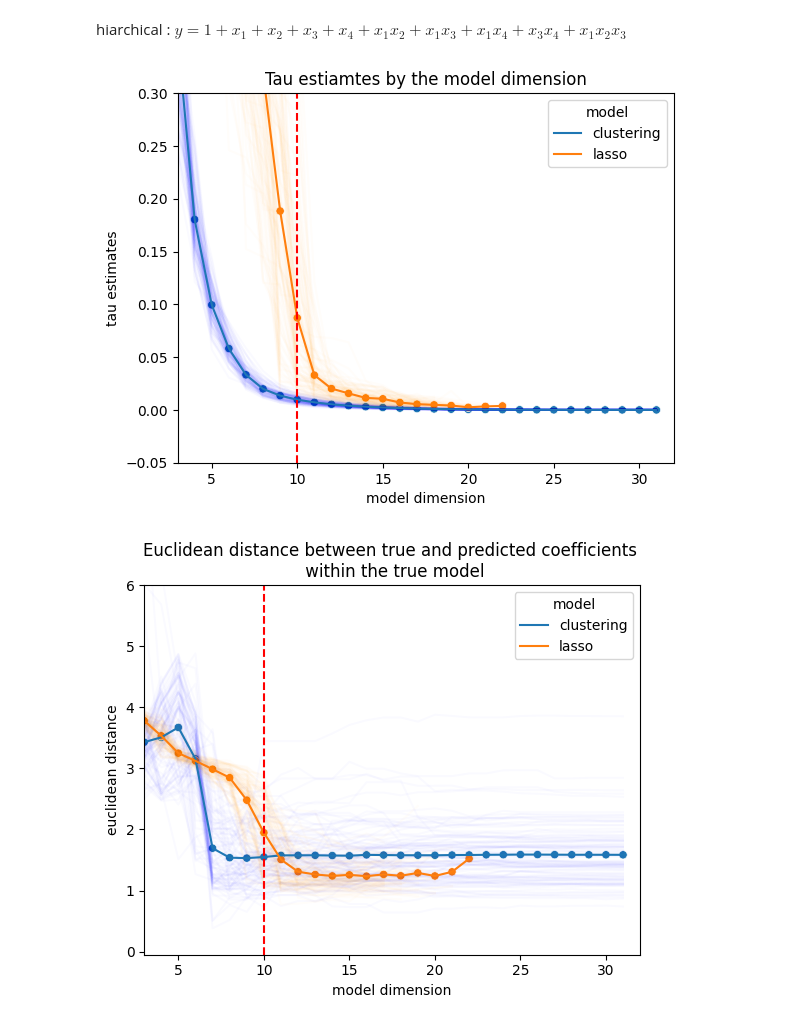
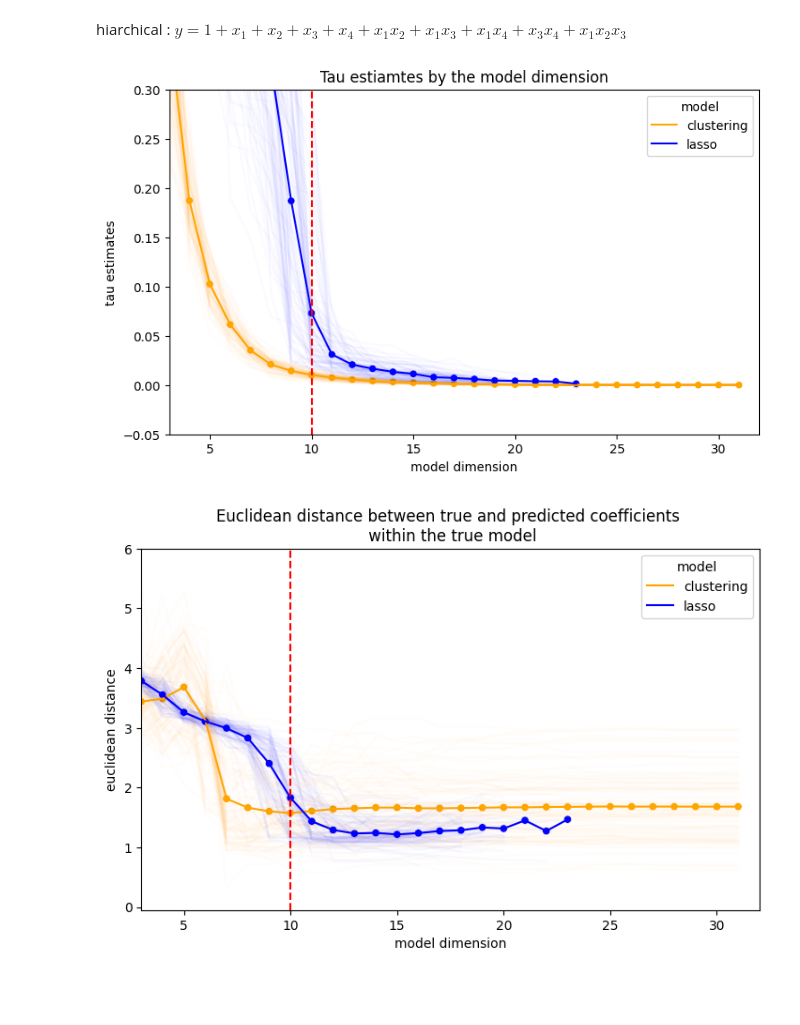
Before and after one commit to leeparkuky/barcode, a Jupyter notebook: chapter_2_simulation/lasso_clustering_simulation.ipynb, the cells around one changed output. Cells and saved outputs as stored; diff of their text form; code cells hidden in the pictures; blank space fills up the shorter version.

```diff
--- a/chapter_2_simulation/lasso_clustering_simulation.ipynb
+++ b/chapter_2_simulation/lasso_clustering_simulation.ipynb
@@ -720,2 +799,5 @@ for i, result in enumerate(results):
+# %%
+for i, result in enumerate(lasso_cluster_distance_results):
+    result['iteration'] = i
 # %%
-final_result = pd.concat(results)
+final_results_distance = pd.concat(lasso_cluster_distance_results)
@@ -721,0 +806,16 @@ final_result = pd.concat(results)
+# %%
+x_var = 'model dimension'
+y_var = 'distance'
+# %%
+fig, ax = plt.subplots(1, 1, figsize = (8.5, 5))
+for i in range(100):
+    sns.lineplot(data = final_results_distance.loc[final_results_distance.iteration.eq(i)], x = x_var, y = y_var, color = 'blue', alpha = .02, ax = ax)
+sns.lineplot(data = final_results_distance_mean, x = x_var, y = y_var,ax = ax)
+sns.scatterplot(data = final_results_distance_mean, x = x_var, y = y_var, ax = ax, legend = False)
+
+ax.vlines(x = 6, ymin =-.05, ymax =7, color = 'red', linestyles='--')
+ax.set_xlim(3, 32)
+ax.set_ylim(-0.05, 7)
+ax.set_ylabel('euclidean distance')
+ax.set_title('Euclidean distance between predicted coefficients by Lasso regression and Clustering method')
+fig.savefig('between_models_euclidean_lasso_cluster_dim_6.png')
@@ -865,29 +941,29 @@ final_result_means = final_result.groupby(['model dimension','model']).agg({'tau
                                                           'd(true, prediction) where true coefficients are 1': np.mean,
                                                           'd(true, prediction) where true coefficients are 0':np.mean}).reset_index()
 # %%
-fig, ax = plt.subplots(1, 1)
+fig, ax = plt.subplots(1, 1, figsize = (8.5, 5))
 y_var = 'tau estimates'
 for i in range(100):
-    sns.lineplot(data = final_result.loc[final_result.iteration.eq(i)&final_result.model.eq("clustering")], x = x_var, y = y_var, color = 'blue', alpha = .02, ax = ax)
-    sns.lineplot(data = final_result.loc[final_result.iteration.eq(i)&final_result.model.eq("lasso")], x = x_var, y = y_var, color = 'orange', alpha = .02, ax = ax)
-sns.lineplot(data = final_result_means, x = x_var, y = y_var, hue = 'model', ax = ax)
-sns.scatterplot(data = final_result_means, x = x_var, y = y_var, hue = 'model', ax = ax, legend = False)
+    sns.lineplot(data = final_result.loc[final_result.iteration.eq(i)&final_result.model.eq("clustering")], x = x_var, y = y_var, color = 'orange', alpha = .02, ax = ax)
+    sns.lineplot(data = final_result.loc[final_result.iteration.eq(i)&final_result.model.eq("lasso")], x = x_var, y = y_var, color = 'blue', alpha = .02, ax = ax)
+sns.lineplot(data = final_result_means, x = x_var, y = y_var, hue = 'model', ax = ax,  palette=['orange', 'blue'])
+sns.scatterplot(data = final_result_means, x = x_var, y = y_var, hue = 'model', ax = ax, legend = False,  palette=['orange', 'blue'])
 
 ax.vlines(x = 10, ymin =-.05, ymax = 1, color = 'red', linestyles='--')
 ax.set_xlim(3, 32)
 ax.set_ylim(-0.05, 0.3)
 ax.set_title('Tau estiamtes by the model dimension')
 fig.savefig('tau_estimate_lasso_cluster_dim_10.png')
 # %% [output]
-[figure, old version]
+[figure, new version]
 # %%
-fig, ax = plt.subplots(1, 1)
+fig, ax = plt.subplots(1, 1, figsize = (8.5, 5))
 y_var = 'd(true, prediction) where true coefficients are 1'
 for i in range(100):
-    sns.lineplot(data = final_result.loc[final_result.iteration.eq(i)&final_result.model.eq("clustering")], x = x_var, y = y_var, color = 'blue', alpha = .02, ax = ax)
-    sns.lineplot(data = final_result.loc[final_result.iteration.eq(i)&final_result.model.eq("lasso")], x = x_var, y = y_var, color = 'orange', alpha = .02, ax = ax)
-sns.lineplot(data = final_result_means, x = x_var, y = y_var, hue = 'model', ax = ax)
-sns.scatterplot(data = final_result_means, x = x_var, y = y_var, hue = 'model', ax = ax, legend = False)
+    sns.lineplot(data = final_result.loc[final_result.iteration.eq(i)&final_result.model.eq("clustering")], x = x_var, y = y_var, color = 'orange', alpha = .02, ax = ax)
+    sns.lineplot(data = final_result.loc[final_result.iteration.eq(i)&final_result.model.eq("lasso")], x = x_var, y = y_var, color = 'blue', alpha = .02, ax = ax)
+sns.lineplot(data = final_result_means, x = x_var, y = y_var, hue = 'model', ax = ax,  palette=['orange', 'blue'])
+sns.scatterplot(data = final_result_means, x = x_var, y = y_var, hue = 'model', ax = ax, legend = False,  palette=['orange', 'blue'])
 
 ax.vlines(x = 10, ymin =-.05, ymax =6, color = 'red', linestyles='--')
 ax.set_xlim(3, 32)
@@ -896,5 +972,5 @@ ax.set_ylim(-0.05, 6)
 ax.set_title('Euclidean distance between true and predicted coefficients \n within the true model')
 fig.savefig('true_euclidean_lasso_cluster_dim_10.png')
 # %% [output]
-[figure, old version]
+[figure, new version]
 # %%
```
Also changed, not shown: parts of 19 cells of this notebook, 15 other files.
